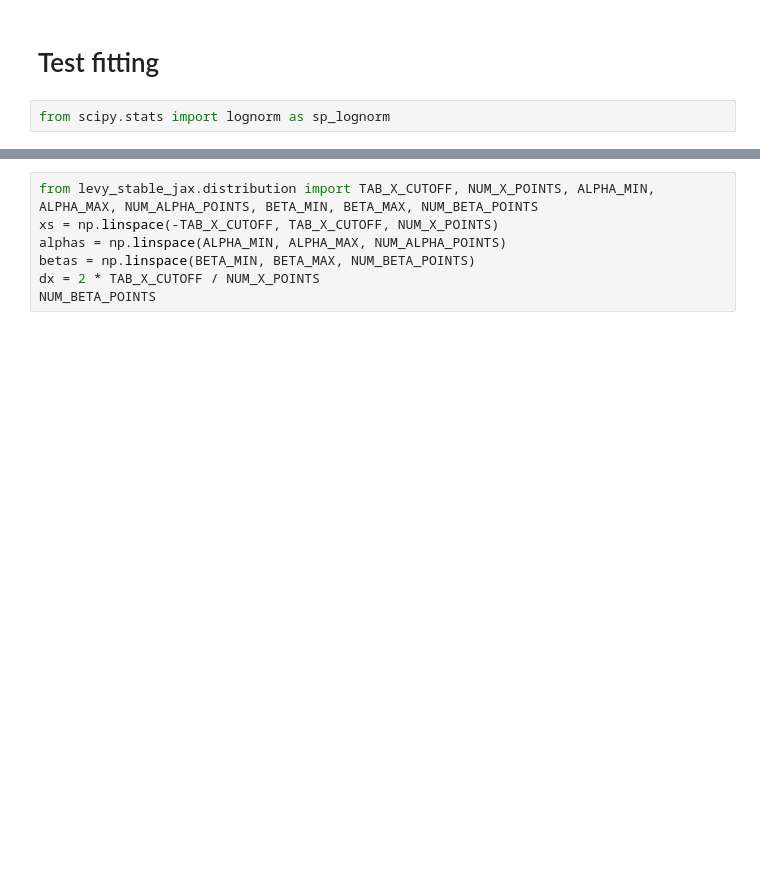
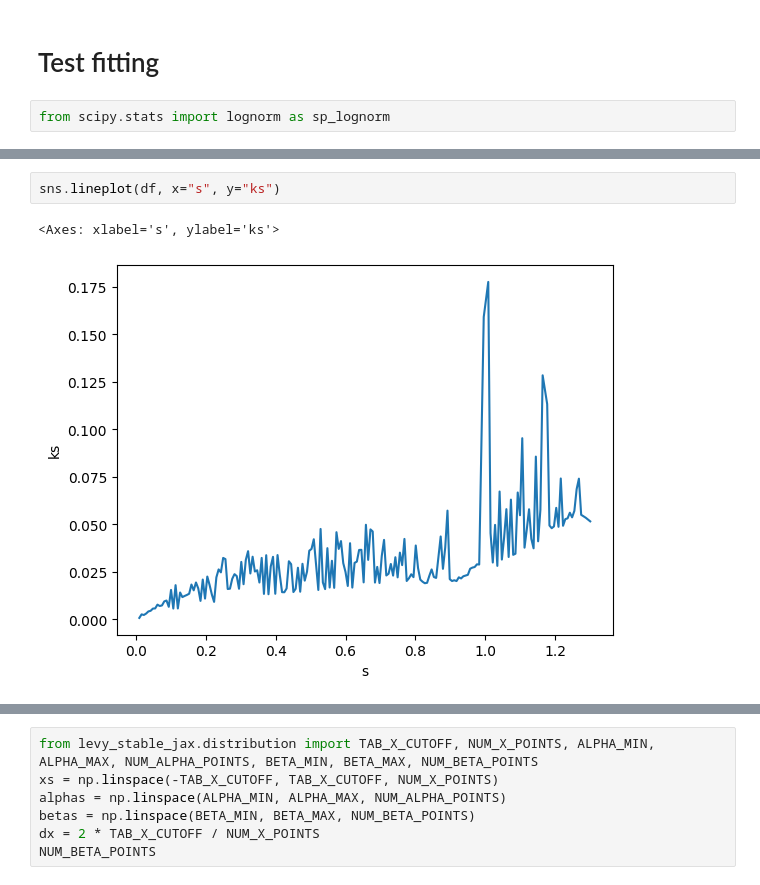
Before and after one commit to tjhunter/levy-stable-jax, a Jupyter notebook: notebooks/_explo.ipynb, the cells around one changed output, grey strips where cells are left out. Saved outputs shown, nothing was run; the diff lists cells and outputs as text; blank space fills up the shorter version.

```diff
--- a/notebooks/_explo.ipynb
+++ b/notebooks/_explo.ipynb
@@ -168,0 +186,5 @@ NameError: name 'levy_stable_jax' is not defined
+# %%
+sns.lineplot(df, x="s", y="ks")
+# %% [output]
+<Axes: xlabel='s', ylabel='ks'>
+[figure, added]
```
Also changed, not shown: parts of 19 cells of this notebook, 4 other files.
